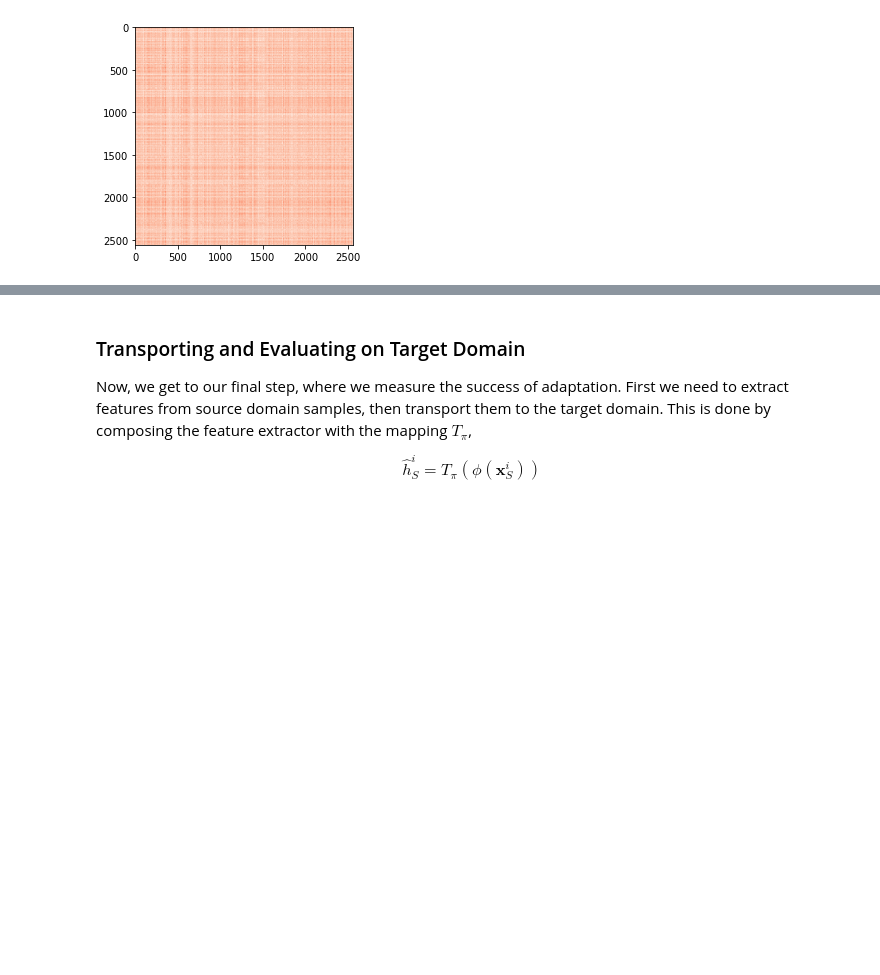
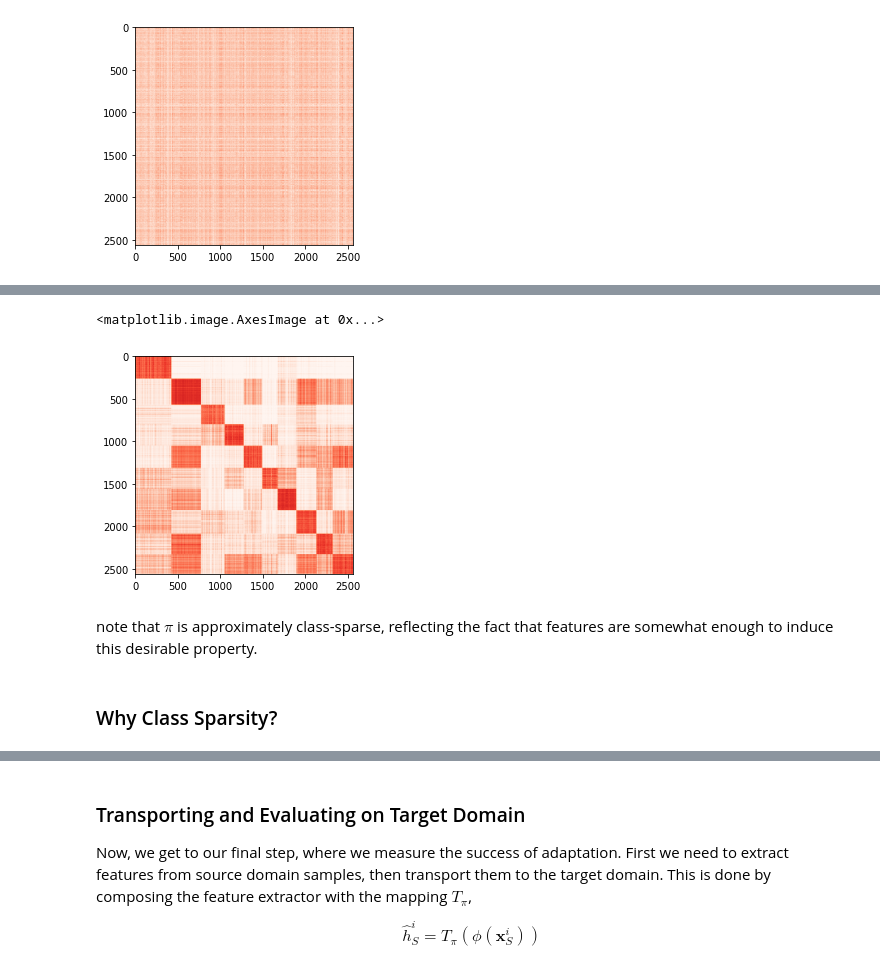
Before and after one commit to eddardd/my-personal-blog, a Jupyter notebook: _notebooks/2022-05-04-Optimal-Transport-for-Transfer-Learning.ipynb, the cells around one changed output, grey strips where cells are left out. Cells and saved outputs as stored; diff of their text form; code cells hidden in the pictures; blank space fills up the shorter version.

Commit message:
Updating OTDA notebook

```diff
--- a/_notebooks/2022-05-04-Optimal-Transport-for-Transfer-Learning.ipynb
+++ b/_notebooks/2022-05-04-Optimal-Transport-for-Transfer-Learning.ipynb
@@ -133,25 +157,26 @@ class LeNet5(torch.nn.Module):
         super(LeNet5, self).__init__()
 
         self.feature_extractor = torch.nn.Sequential(
-            torch.nn.Conv2d(in_channels=n_channels, out_channels=32, kernel_size=5),
+            torch.nn.Conv2d(in_channels=n_channels, out_channels=6, kernel_size=5),
             torch.nn.ReLU(),
             torch.nn.MaxPool2d(stride=2, kernel_size=2),
-            torch.nn.Conv2d(in_channels=32, out_channels=48, kernel_size=5),
-            torch.nn.ReLU()
+            torch.nn.Conv2d(in_channels=6, out_channels=16, kernel_size=5),
+            torch.nn.ReLU(),
+            torch.nn.MaxPool2d(stride=2, kernel_size=2)
         )
 
         self.class_discriminator = torch.nn.Sequential(
-            torch.nn.Linear(in_features=48 * 10 * 10, out_features=100),
+            torch.nn.Linear(in_features=16 * 5 * 5, out_features=120),
             torch.nn.ReLU(),
-            torch.nn.Linear(in_features=100, out_features=100),
+            torch.nn.Linear(in_features=120, out_features=84),
             torch.nn.ReLU(),
-            torch.nn.Linear(in_features=100, out_features=10),
+            torch.nn.Linear(in_features=84, out_features=10),
             torch.nn.Softmax(dim=1)
         )
 
     def forward(self, x):
         y = self.feature_extractor(x)
-        h = y.view(-1, 48 * 10 * 10)
+        h = y.view(-1, 16 * 5 * 5)
         features = self.class_discriminator[:-2](h)
         predicted_labels = self.class_discriminator(h)
 
@@ -169,0 +186,2 @@ model = torch.load('./lenet5.pt', map_location=torch.device('cpu'))
+# %%
+model = LeNet5(n_channels=1)
@@ -263,23 +366,27 @@ where $1 \leq i_{\star} \leq n_{S}$ is the index of the nearest neighbor $\mathb
 
 As mentioned previously, we cannot fit OT to the entire dataset. We thus extract a sub-sample from the original datasets in order to have a feasible $T_{\pi}$. As follows, we extract 10 batches from the source and target datasets.
 # %%
-_Hs = []
+_Hs, _Ys = [], []
 k = 0
-for xs, _ in src_loader:
+for xs, ys in src_loader:
     with torch.no_grad():
         hs, _ = model(xs)
         _Hs.append(hs)
+        _Ys.append(ys)
     k += 1
     if k == 10: break
 _Hs = torch.cat(_Hs, dim=0).numpy()
+_Ys = torch.cat(_Ys, dim=0).numpy()
 # %%
-_Ht = []
+_Ht, _Yt = [], []
 k = 0
-for xt, _ in tgt_loader:
+for xt, yt in tgt_loader:
     with torch.no_grad():
         ht, _ = model(xt)
         _Ht.append(ht)
+        _Yt.append(yt)
     k += 1
     if k == 10: break
 _Ht = torch.cat(_Ht, dim=0).numpy()
+_Yt = torch.cat(_Yt, dim=0).numpy()
 # %%
@@ -305,0 +419,9 @@ plt.imshow(np.log(otda.coupling_ + 1e-12), cmap='Reds')
+# %%
+plt.imshow(np.log(otda.coupling_[_Ys.argsort(), :][:, _Yt.argsort()] + 1e-12), cmap='Reds')
+# %% [output]
+<matplotlib.image.AxesImage at 0x...>
+[figure, added]
+# %% [markdown]
+note that $\pi$ is approximately class-sparse, reflecting the fact that features are somewhat enough to induce this desirable property.
+# %% [markdown]
+### Why Class Sparsity?
```
Also changed, not shown: parts of 25 cells of this notebook.
